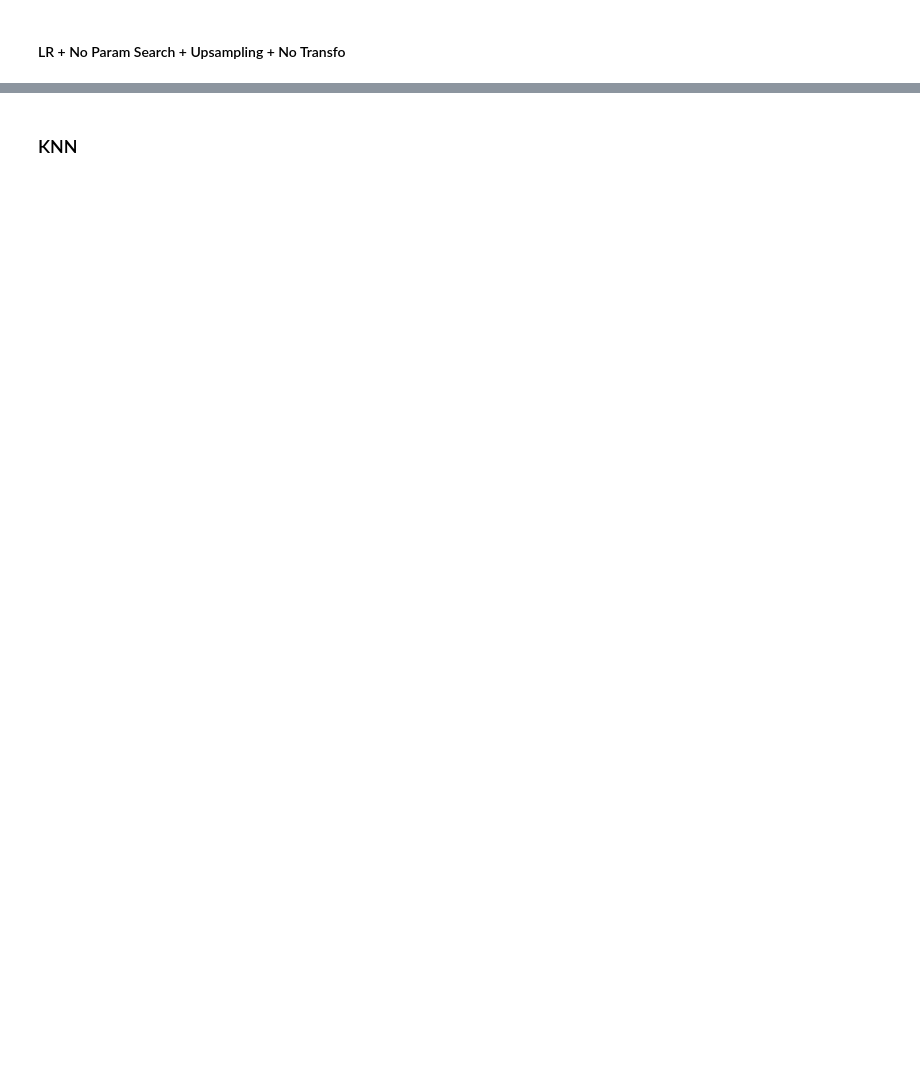
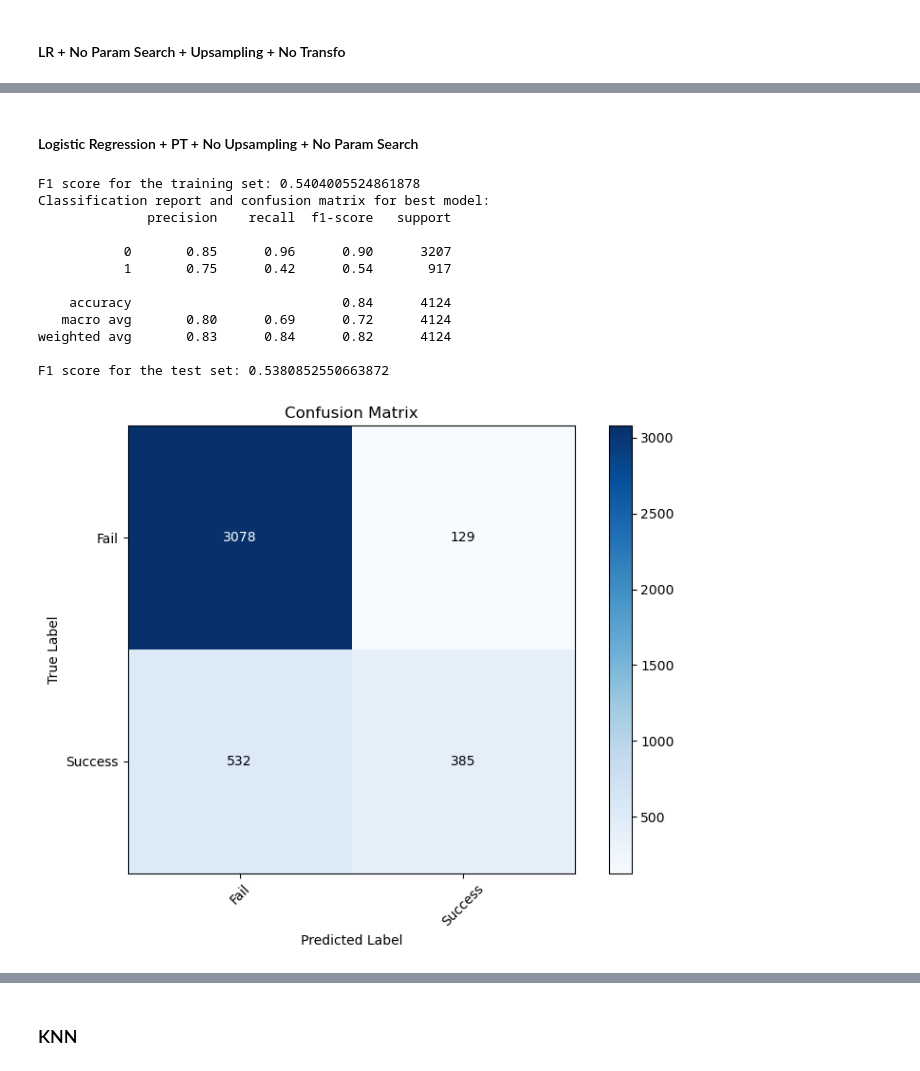
Before and after one commit to JulietteDegoul/FinalProject, a Jupyter notebook: IndiePyGo_Modelling_Streamlined-All_Variables.ipynb, the cells around one changed output, grey strips where cells are left out. Drawn from its saved outputs; the diff is of its cells as text; code cells hidden in the pictures; blank space fills up the shorter version.

```diff
--- a/IndiePyGo_Modelling_Streamlined-All_Variables.ipynb
+++ b/IndiePyGo_Modelling_Streamlined-All_Variables.ipynb
@@ -415,0 +503,40 @@ plot_confusion_matrix(y_test, y_pred)
+# %% [markdown]
+#### Logistic Regression + PT + No Upsampling + No Param Search
+# %%
+#Logistic Regression + PT + no upsampling
+lr = LogisticRegression()
+pt = PowerTransformer()
+
+pipe = Pipeline(steps=[('transformer', pt), ('model', lr)])
+pipe.fit(X_train, y_train)
+
+# Calculate and print the F1 score for the training set
+y_train_pred = pipe.predict(X_train)
+train_f1_score = f1_score(y_train, y_train_pred)
+print(f"F1 score for the training set: {train_f1_score}")
+
+
+# Print the classification report and confusion matrix for the best set of hyperparameters
+print("Classification report and confusion matrix for best model:")
+y_pred = pipe.predict(X_test)
+print(classification_report(y_test, y_pred))
+
+
+# Calculate and print the F1 score for the test set (best model)
+test_f1_score = f1_score(y_test, y_pred)
+print(f"F1 score for the test set: {test_f1_score}")
+plot_confusion_matrix(y_test, y_pred)
+# %% [output]
+F1 score for the training set: 0.5404005524861878
+Classification report and confusion matrix for best model:
+              precision    recall  f1-score   support
+
+           0       0.85      0.96      0.90      3207
+           1       0.75      0.42      0.54       917
+
+    accuracy                           0.84      4124
+   macro avg       0.80      0.69      0.72      4124
+weighted avg       0.83      0.84      0.82      4124
+
+F1 score for the test set: 0.5380852550663872
+[figure, added]
```
Also changed, not shown: parts of 43 cells of this notebook.
